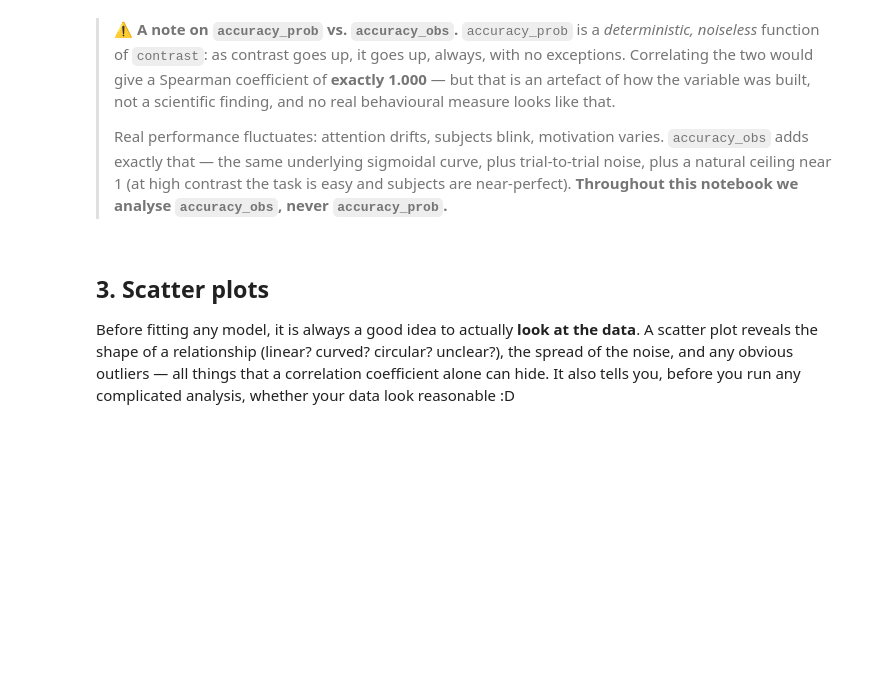
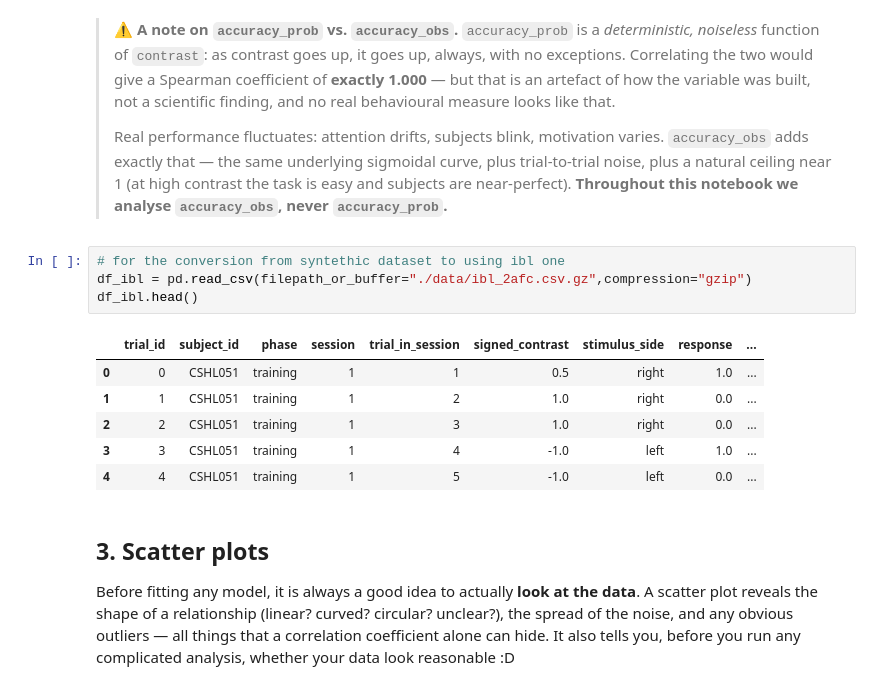
Before and after one commit to gmatteuc/QMN_course_2026, a Jupyter notebook: notebooks/07_regression_TA.ipynb, the cells around one changed output. Cells and saved outputs as stored; diff of their text form; blank space fills up the shorter version.

```diff
--- a/notebooks/07_regression_TA.ipynb
+++ b/notebooks/07_regression_TA.ipynb
@@ -167,6 +167,17 @@ Shape (rows, columns): (720, 8)
 > **⚠ A note on `accuracy_prob` vs. `accuracy_obs`.** `accuracy_prob` is a *deterministic, noiseless* function of `contrast`: as contrast goes up, it goes up, always, with no exceptions. Correlating the two would give a Spearman coefficient of **exactly 1.000** — but that is an artefact of how the variable was built, not a scientific finding, and no real behavioural measure looks like that.
 >
 > Real performance fluctuates: attention drifts, subjects blink, motivation varies. `accuracy_obs` adds exactly that — the same underlying sigmoidal curve, plus trial-to-trial noise, plus a natural ceiling near 1 (at high contrast the task is easy and subjects are near-perfect). **Throughout this notebook we analyse `accuracy_obs`, never `accuracy_prob`.**
+# %%
+# for the conversion from syntethic dataset to using ibl one
+df_ibl = pd.read_csv(filepath_or_buffer="./data/ibl_2afc.csv.gz",compression="gzip")
+df_ibl.head()
+# %% [output]
+|  | trial_id | subject_id | phase | session | trial_in_session | signed_contrast | stimulus_side | response | ... |
+| 0 | 0 | CSHL051 | training | 1 | 1 | 0.5 | right | 1.0 | ... |
+| 1 | 1 | CSHL051 | training | 1 | 2 | 1.0 | right | 0.0 | ... |
+| 2 | 2 | CSHL051 | training | 1 | 3 | 1.0 | right | 0.0 | ... |
+| 3 | 3 | CSHL051 | training | 1 | 4 | -1.0 | left | 1.0 | ... |
+| 4 | 4 | CSHL051 | training | 1 | 5 | -1.0 | left | 0.0 | ... |
 # %% [markdown]
 <a id="section-3"></a>
 ## 3. Scatter plots
```
